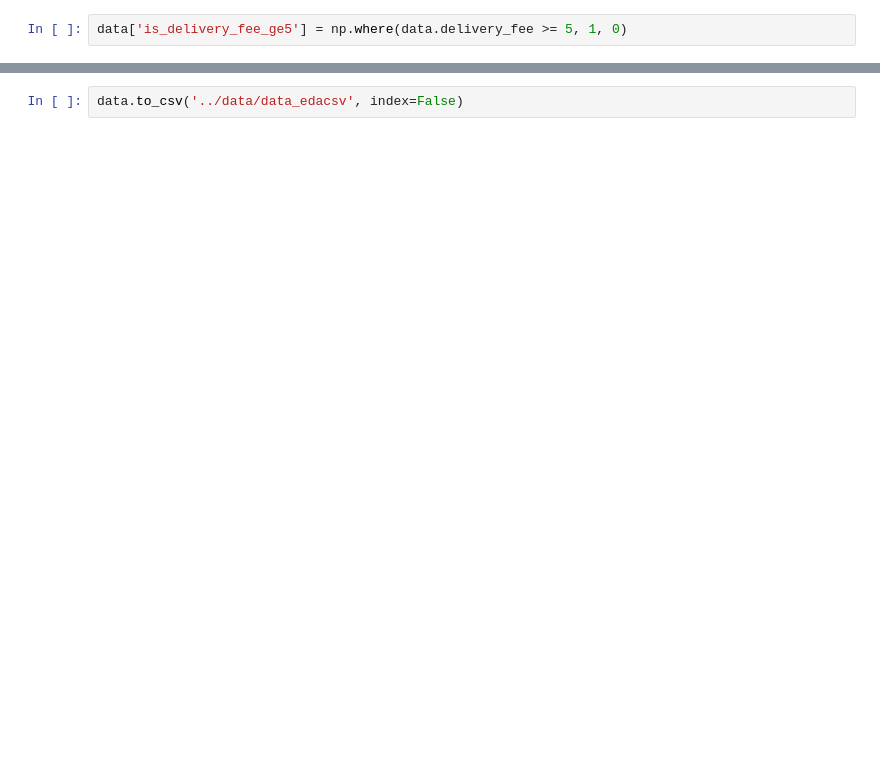
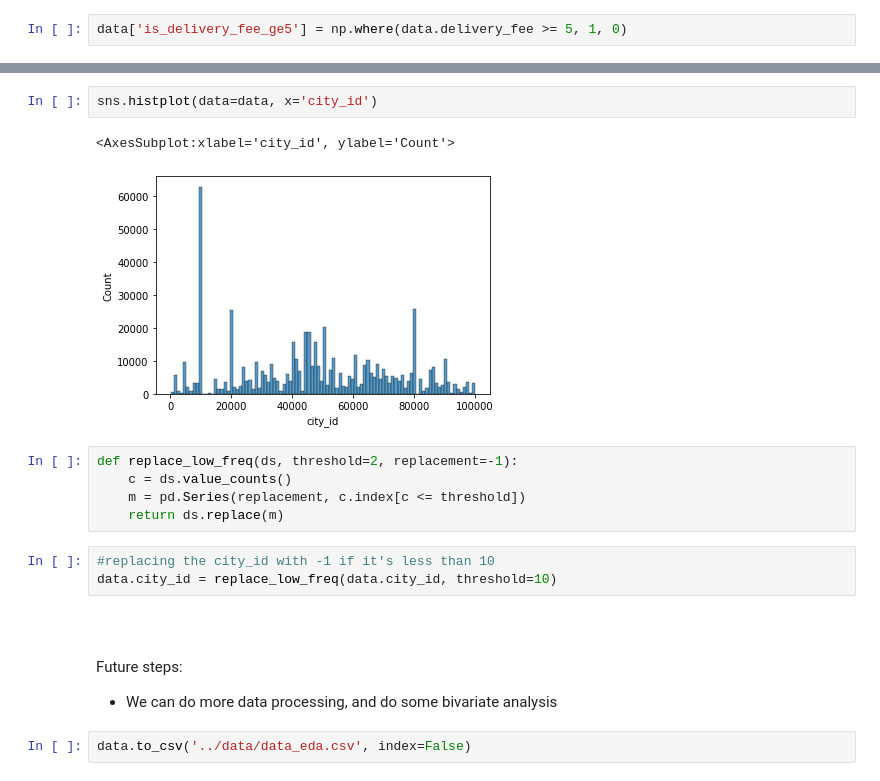
Before and after one commit to hadi-gharibi/oreh_yreviled, a Jupyter notebook: notebooks/01-EDA.ipynb, the cells around one changed output, grey strips where cells are left out. Saved outputs shown, nothing was run; the diff lists cells and outputs as text; blank space fills up the shorter version.

Commit message:
add city

```diff
--- a/notebooks/01-EDA.ipynb
+++ b/notebooks/01-EDA.ipynb
@@ -182,2 +202,20 @@ data['is_delivery_fee_ge5'] = np.where(data.delivery_fee >= 5, 1, 0)
+# %%
+sns.histplot(data=data, x='city_id')
+# %% [output]
+<AxesSubplot:xlabel='city_id', ylabel='Count'>
+[figure, added]
+# %%
+def replace_low_freq(ds, threshold=2, replacement=-1):
+    c = ds.value_counts()
+    m = pd.Series(replacement, c.index[c <= threshold])
+    return ds.replace(m)
+# %%
+#replacing the city_id with -1 if it's less than 10
+data.city_id = replace_low_freq(data.city_id, threshold=10)
+# %% [markdown]
+###
+# %% [markdown]
+Future steps:
+* We can do more data processing, and do some bivariate analysis
 # %%
-data.to_csv('../data/data_edacsv', index=False)
+data.to_csv('../data/data_eda.csv', index=False)
```
Also changed, not shown: parts of 13 cells of this notebook.
